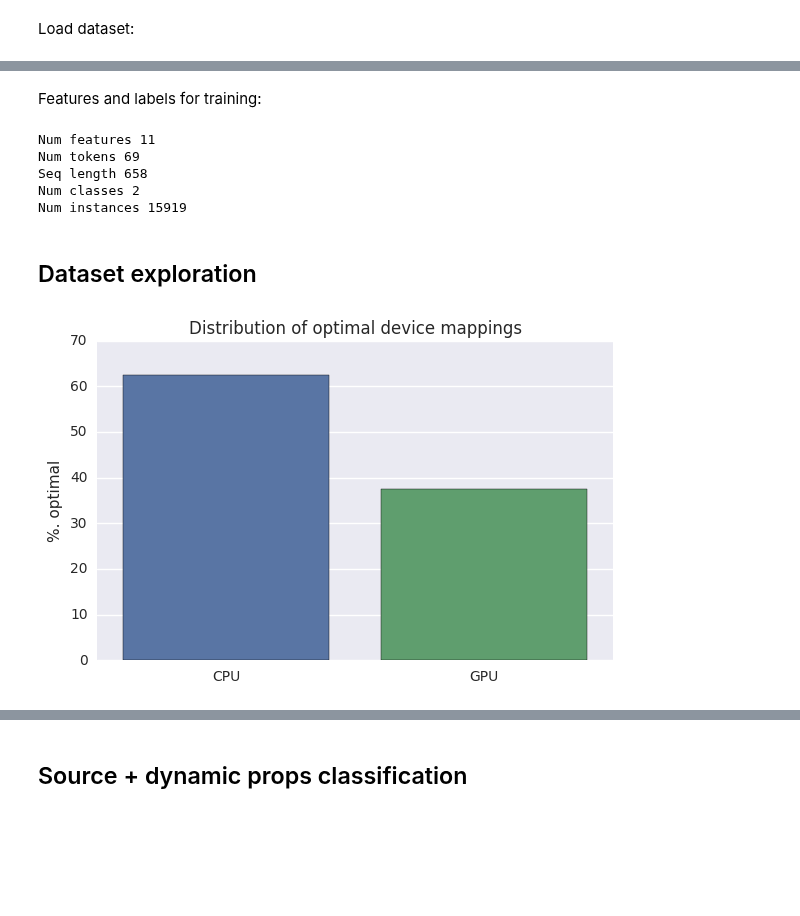
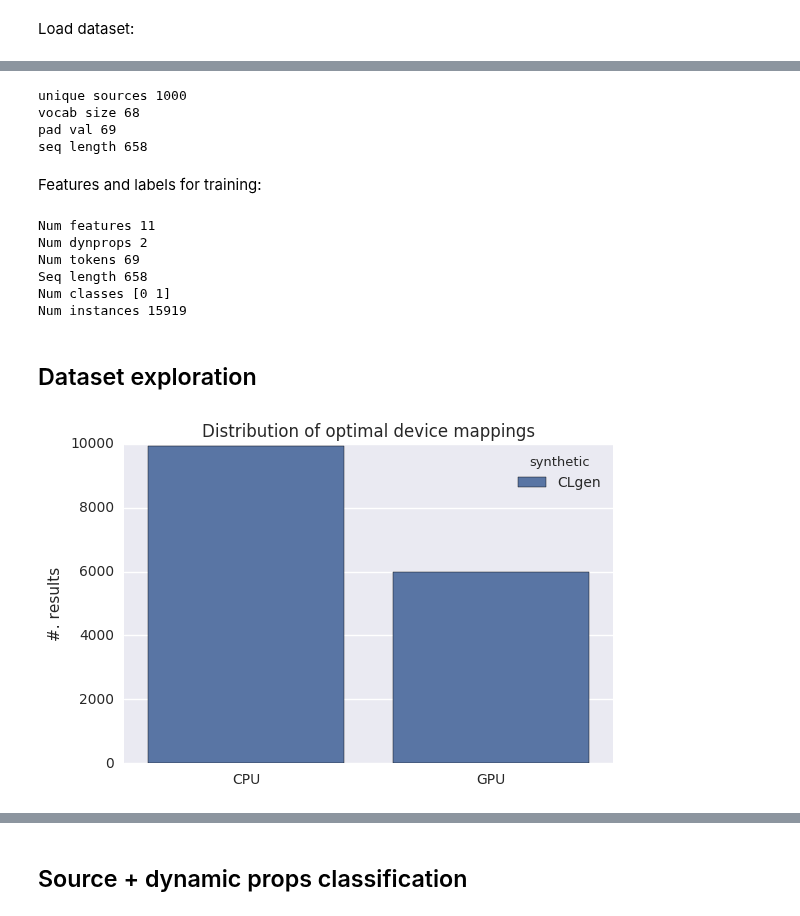
Before and after one commit to ChrisCummins/phd, a Jupyter notebook: lab/clgen/Classification.ipynb, the cells around one changed output, grey strips where cells are left out. Drawn from its saved outputs; the diff is of its cells as text; code cells hidden in the pictures; blank space fills up the shorter version.

Commit message:
lab/clgen: Classification work

```diff
--- a/lab/clgen/Classification.ipynb
+++ b/lab/clgen/Classification.ipynb
@@ -141,49 +100,105 @@ seq length 658
+# %%
+platform = "nvidia"
+
+# B = pd.read_csv(fs.path("classification/{platform}-benchmarks.csv".format(**vars())))
+# B["synthetic_enc"] = [0] * len(B)
+
+# S = pd.read_csv(fs.path("classification/{platform}-clgen.csv".format(**vars())))
+# S["synthetic_enc"] = [1] * len(S)
+
+# dataframe = pd.concat((B, S))
+# FIXME: tmp
+dataframe = pd.read_csv(fs.path("classification/{platform}-clgen.csv".format(**vars())))
+dataframe["synthetic"] = ["CLgen"] * len(dataframe)
+dataframe["synthetic_enc"] = [1] * len(dataframe)
+
+# oracle encoded
+dataframe["oracle_enc"] = [1 if x == "GPU" else 0 for x in dataframe["oracle"].values]
+
+# source code
+source_dir = fs.path("classification/kernels")
+
+srcs = []
+
+for row in dataframe["benchmark"].values:
+    filename = re.sub("-[A-Z]$", "", row)
+    with open(fs.path(source_dir, filename)) as infile:
+        src = infile.read()
+    srcs.append(src)
+
+dataframe["src"] = srcs
+
+print("unique sources", len(set(srcs)))
+
+# encode and pad sequences
+atomizer = CharacterAtomizer.from_text(''.join(dataframe["src"].values))
+
+seqs = [atomizer.atomize(seq) for seq in dataframe["src"].values]
+seq_length = max(len(s) for s in seqs)
+pad_val = atomizer.vocab_size + 1
+dataframe["seq"] = list(pad_sequences(seqs, maxlen=seq_length, value=pad_val))
+print("vocab size", atomizer.vocab_size)
+print("pad val", pad_val)
+print("seq length", seq_length)
+# %% [output]
+unique sources 1000
+vocab size 68
+pad val 69
+seq length 658
 # %% [markdown]
 Features and labels for training:
 # %%
 train, validation, test = get_train_validation_test_splits(dataframe)
 
 x_train_a = get_features(train)
+x_train_dynprop = get_dynprops(train)
 x_train_b = get_sequences(train, seq_length)
 y_train = get_labels(train)
 
 x_val_a = get_features(validation)
+x_val_dynprop = get_dynprops(validation)
 x_val_b = get_sequences(validation, seq_length)
 y_val = get_labels(validation)
 
 x_test_a = get_features(test)
+x_test_dynprop = get_dynprops(test)
 x_test_b = get_sequences(test, seq_length)
 y_test = get_labels(test)
 
 num_features = len(x_train_a[0])
-num_classes = len(set(y_train))
+num_dynprop = len(x_train_dynprop[0])
+num_classes = np.unique(y_train)
+seq_length = len(x_train_b[0])
 vocab_size = atomizer.vocab_size + 1  # +1 for pad value
-seq_length = len(x_train_b[0])
+
+def generate_dummy_data(n, num_features, seq_length):
+    """ for testing """
+    x_a = np.random.random((n, num_features))
+    x_b = np.random.random((n, seq_length))
+    y = np.random.random((n, 1))
+    return x_a, x_b, y
 
 print("Num features", num_features)
+print("Num dynprops", num_dynprop)
 print("Num tokens", vocab_size)
 print("Seq length", seq_length)
 print("Num classes", num_classes)
 print("Num instances", len(dataframe))
 # %% [output]
 Num features 11
+Num dynprops 2
 Num tokens 69
 Seq length 658
-Num classes 2
+Num classes [0 1]
 Num instances 15919
 # %% [markdown]
 ## Dataset exploration
 # %%
-CPU = sum(1 if x == "CPU" else 0 for x in dataframe["oracle"].values)
-GPU = sum(1 if x == "GPU" else 0 for x in dataframe["oracle"].values)
-
-assert(CPU + GPU == len(dataframe))
-
-ax = sns.barplot([0, 1], [(CPU / len(dataframe)) * 100, (GPU / len(dataframe)) * 100])
+ax = sns.countplot(x="oracle_enc", data=dataframe, hue="synthetic")
 plt.title("Distribution of optimal device mappings")
 plt.xticks([0, 1], ["CPU", "GPU"])
 plt.xlabel("")
-plt.ylabel("%. optimal")
+plt.ylabel("#. results")
 viz.finalise(figsize=(6, 4))
 # %% [output]
-[figure, old version]
+[figure, new version]
```
Also changed, not shown: parts of 30 cells of this notebook, 5 other files.
